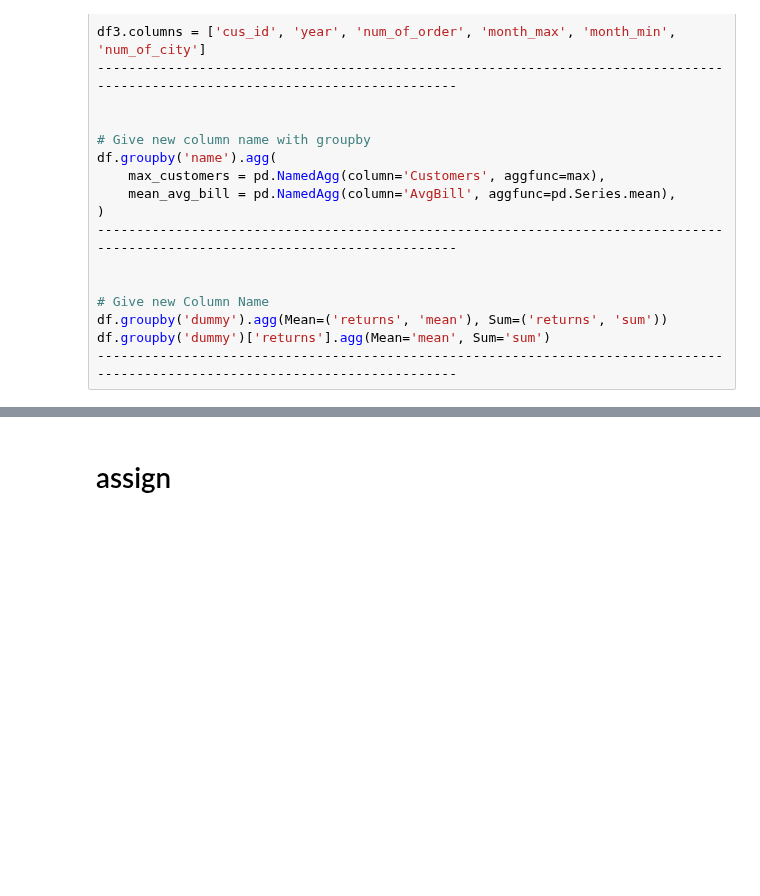
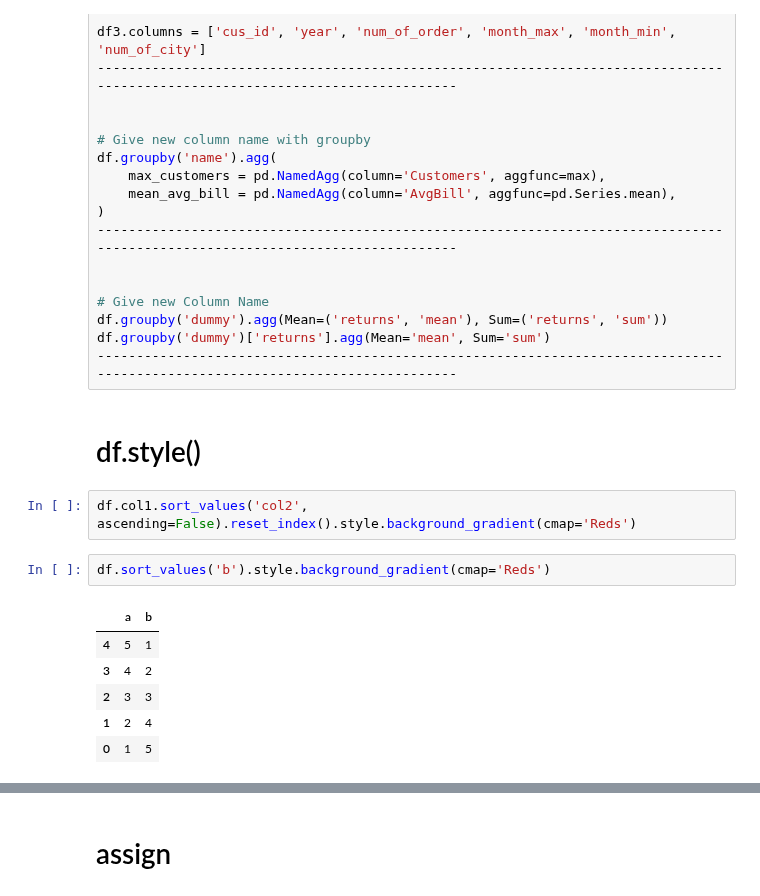
Before and after one commit to abdullahcayde/Trainings, a Jupyter notebook: Data_Preprocessing/PreProcessing_All.ipynb, the cells around one changed output, grey strips where cells are left out. Saved outputs shown, nothing was run; the diff lists cells and outputs as text; blank space fills up the shorter version.

```diff
--- a/Data_Preprocessing/PreProcessing_All.ipynb
+++ b/Data_Preprocessing/PreProcessing_All.ipynb
@@ -371,3 +389,16 @@ df.groupby('name').agg(
 df.groupby('dummy').agg(Mean=('returns', 'mean'), Sum=('returns', 'sum'))
 df.groupby('dummy')['returns'].agg(Mean='mean', Sum='sum')
 ------------------------------------------------------------------------------------------------------------------------------
+# %% [markdown]
+# df.style()
+# %%
+df.col1.sort_values('col2', ascending=False).reset_index().style.background_gradient(cmap='Reds')
+# %%
+df.sort_values('b').style.background_gradient(cmap='Reds')
+# %% [output]
+|  | a | b |
+| 4 | 5 | 1 |
+| 3 | 4 | 2 |
+| 2 | 3 | 3 |
+| 1 | 2 | 4 |
+| 0 | 1 | 5 |
```
Also changed, not shown: parts of 11 cells of this notebook.
